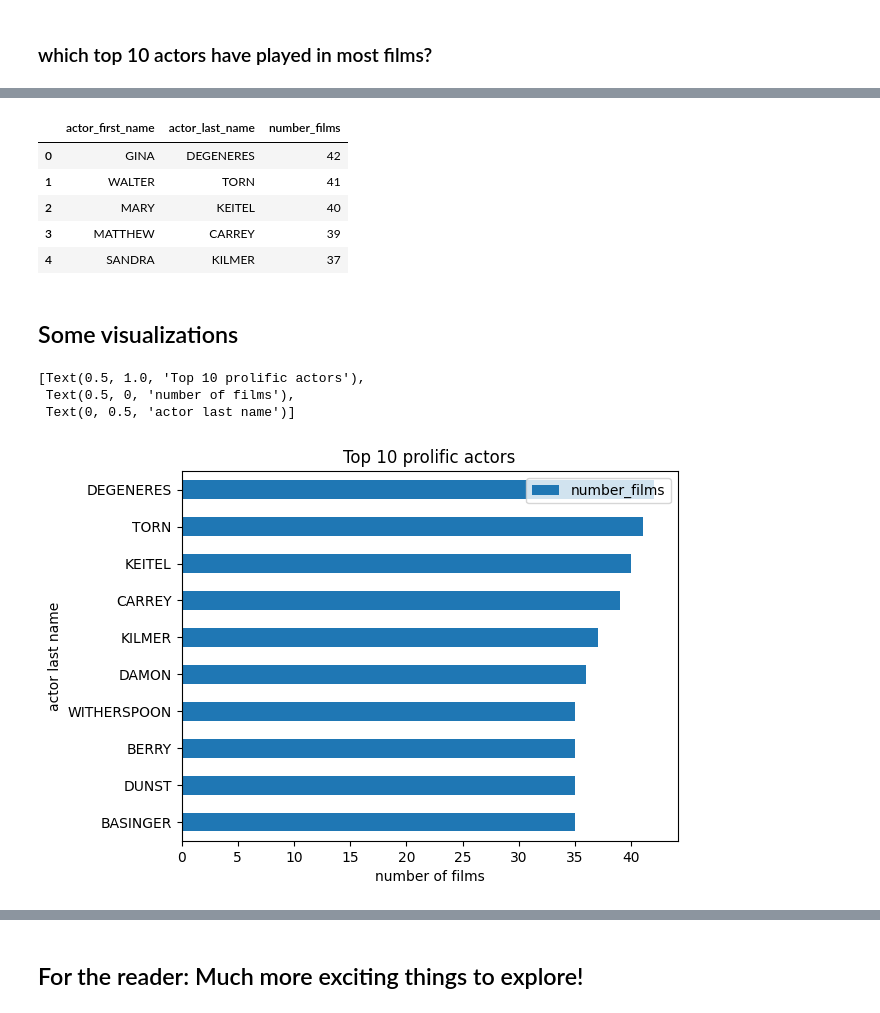
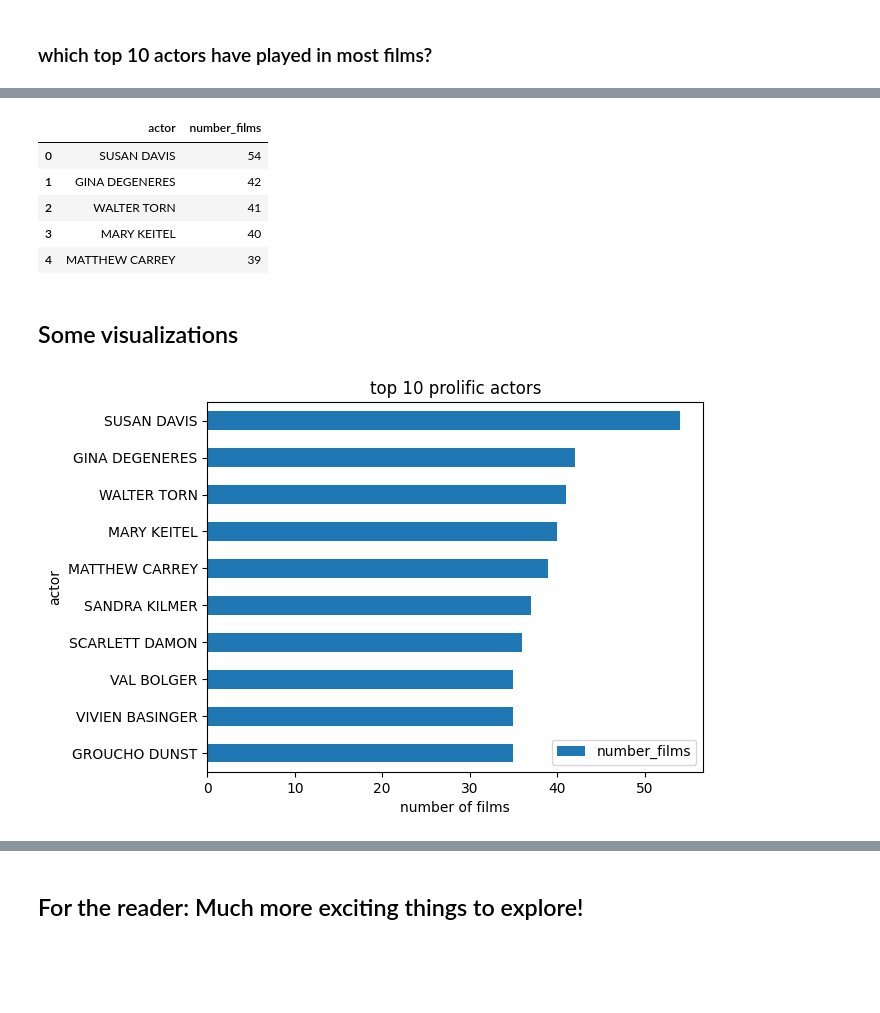
Before and after one commit to AIgineerAB/duckdb_sql_analytics_course, a Jupyter notebook: 18_pandas_duckdb/duckdb_pandas.ipynb, the cells around one changed output, grey strips where cells are left out. Cells and saved outputs as stored; diff of their text form; code cells hidden in the pictures; blank space fills up the shorter version.

```diff
--- a/18_pandas_duckdb/duckdb_pandas.ipynb
+++ b/18_pandas_duckdb/duckdb_pandas.ipynb
@@ -211,11 +181,13 @@ actor_id_films.head()
 # %%
-df_top_actors = duckdb.sql("""
+
+actor_films = duckdb.sql("""
     SELECT
-        f.actor_first_name,
-        f.actor_last_name,
-        a.number_films
-    FROM actor_id_films a
-    LEFT JOIN films_joined f ON a.actor_id = f.actor_id
-    GROUP BY ALL
+        actor,
+        COUNT(*) AS number_films
+    FROM films_joined
+    GROUP BY actor
     ORDER BY number_films DESC
+
 """).df()
+
+actor_films.head(10)
@@ -222,20 +206,22 @@ df_top_actors = duckdb.sql("""
 # %%
-df_top_actors.head()
+actor_films.head()
 # %% [output]
-|  | actor_first_name | actor_last_name | number_films |
-| 0 | GINA | DEGENERES | 42 |
-| 1 | WALTER | TORN | 41 |
-| 2 | MARY | KEITEL | 40 |
-| 3 | MATTHEW | CARREY | 39 |
-| 4 | SANDRA | KILMER | 37 |
+|  | actor | number_films |
+| 0 | SUSAN DAVIS | 54 |
+| 1 | GINA DEGENERES | 42 |
+| 2 | WALTER TORN | 41 |
+| 3 | MARY KEITEL | 40 |
+| 4 | MATTHEW CARREY | 39 |
 # %% [markdown]
 ## Some visualizations
 # %%
-ax = df_top_actors.head(10).plot(y = "number_films", x = "actor_last_name", kind = "barh")
+ax = actor_films.head(10).plot(
+    kind="barh",
+    x="actor",
+    y="number_films",
+    title="top 10 prolific actors",
+    xlabel="number of films",
+)
 ax.invert_yaxis()
-ax.set(title = "Top 10 prolific actors", xlabel="number of films", ylabel = "actor last name")
 # %% [output]
-[Text(0.5, 1.0, 'Top 10 prolific actors'),
- Text(0.5, 0, 'number of films'),
- Text(0, 0.5, 'actor last name')]
-[figure, old version]
+[figure, new version]
```
Also changed, not shown: parts of 17 cells of this notebook.
